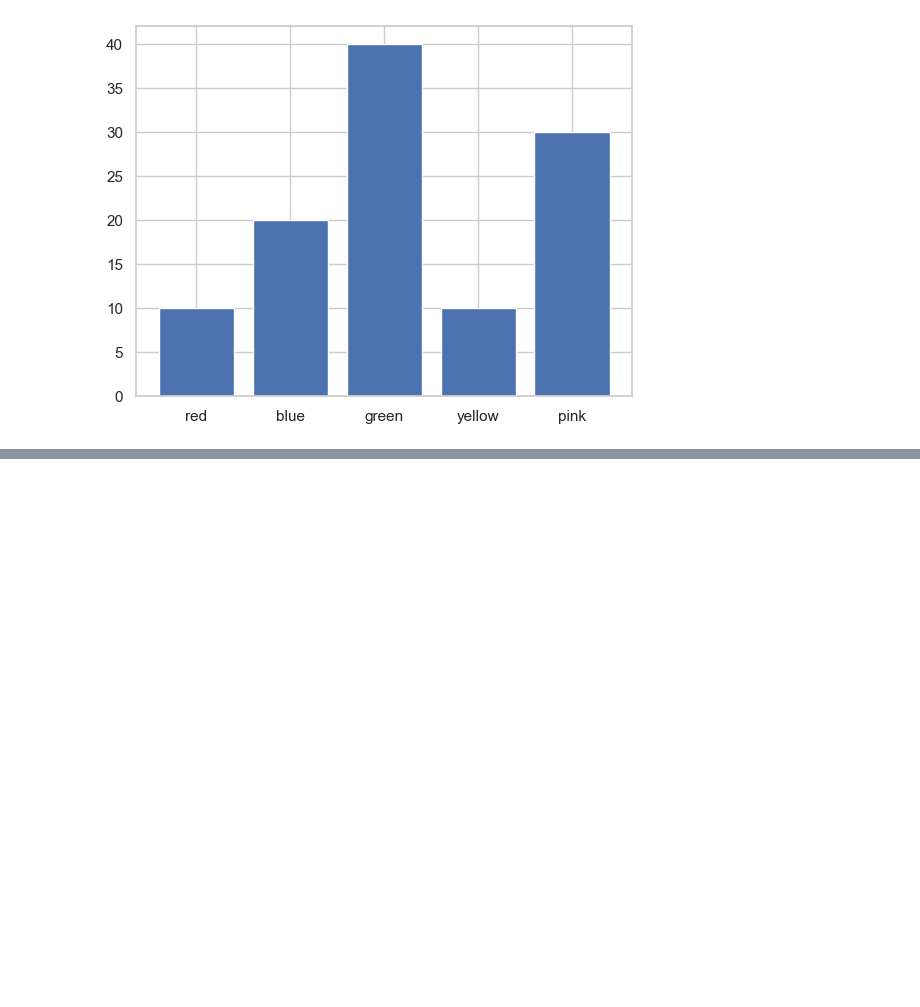
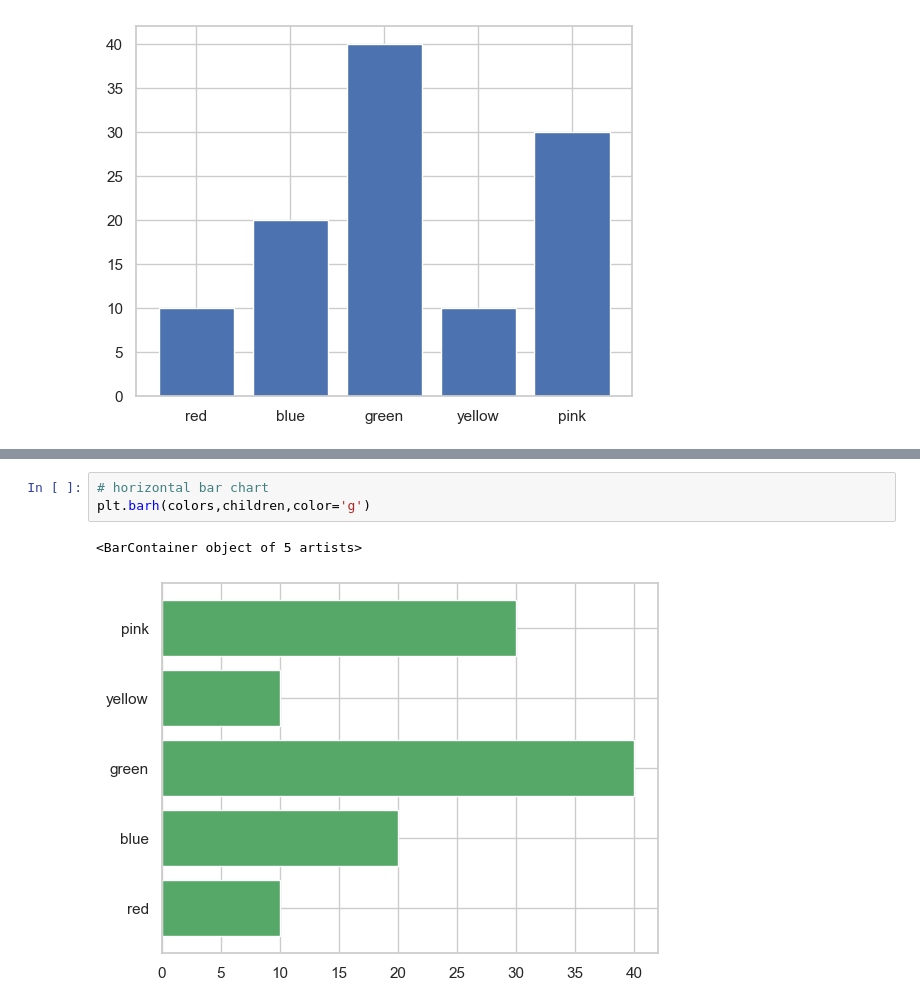
Before and after one commit to redwanhasan07208212/python-basic, a Jupyter notebook: Class_8/matplot.ipynb, the cells around one changed output, grey strips where cells are left out. Saved outputs shown, nothing was run; the diff lists cells and outputs as text; blank space fills up the shorter version.

```diff
--- a/Class_8/matplot.ipynb
+++ b/Class_8/matplot.ipynb
@@ -268,0 +280,6 @@ plt.bar(colors,children)
+# %%
+# horizontal bar chart
+plt.barh(colors,children,color='g')
+# %% [output]
+<BarContainer object of 5 artists>
+[figure, added]
```
Also changed, not shown: parts of 6 cells of this notebook, 1 other file.
